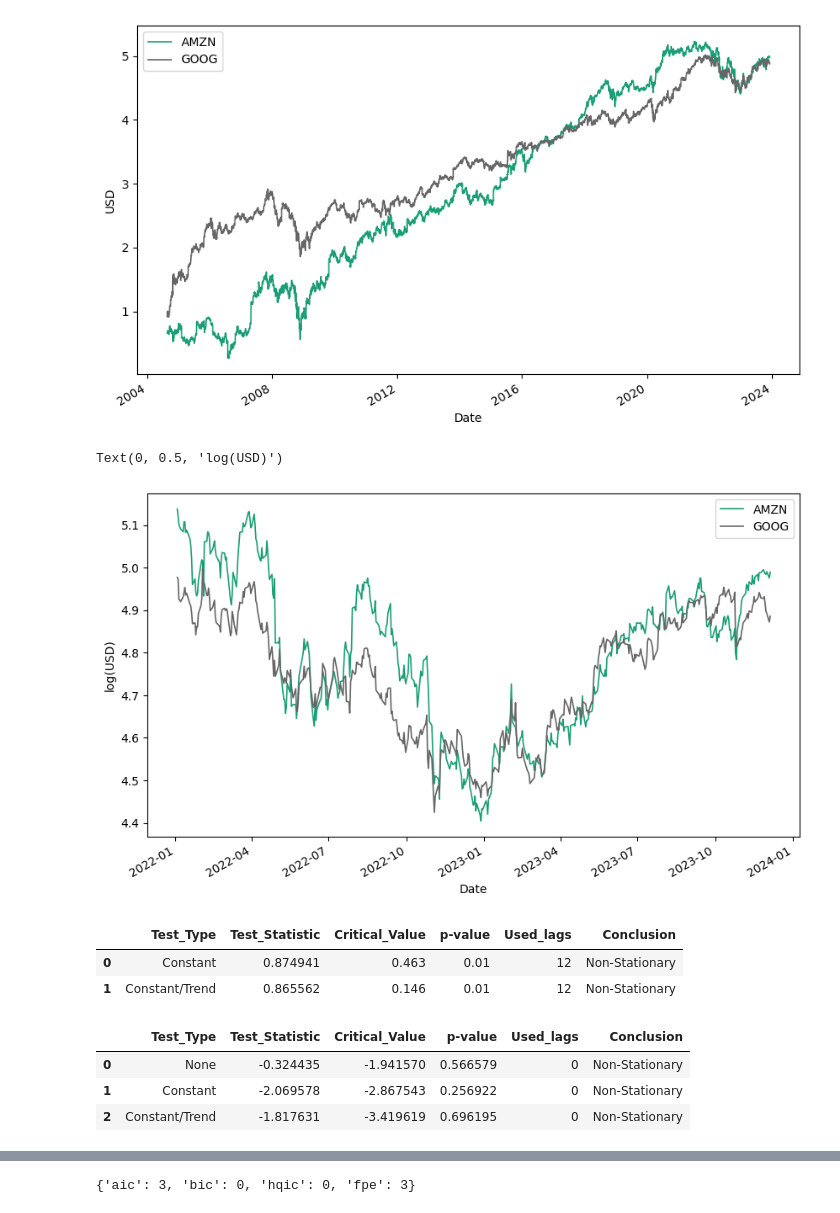
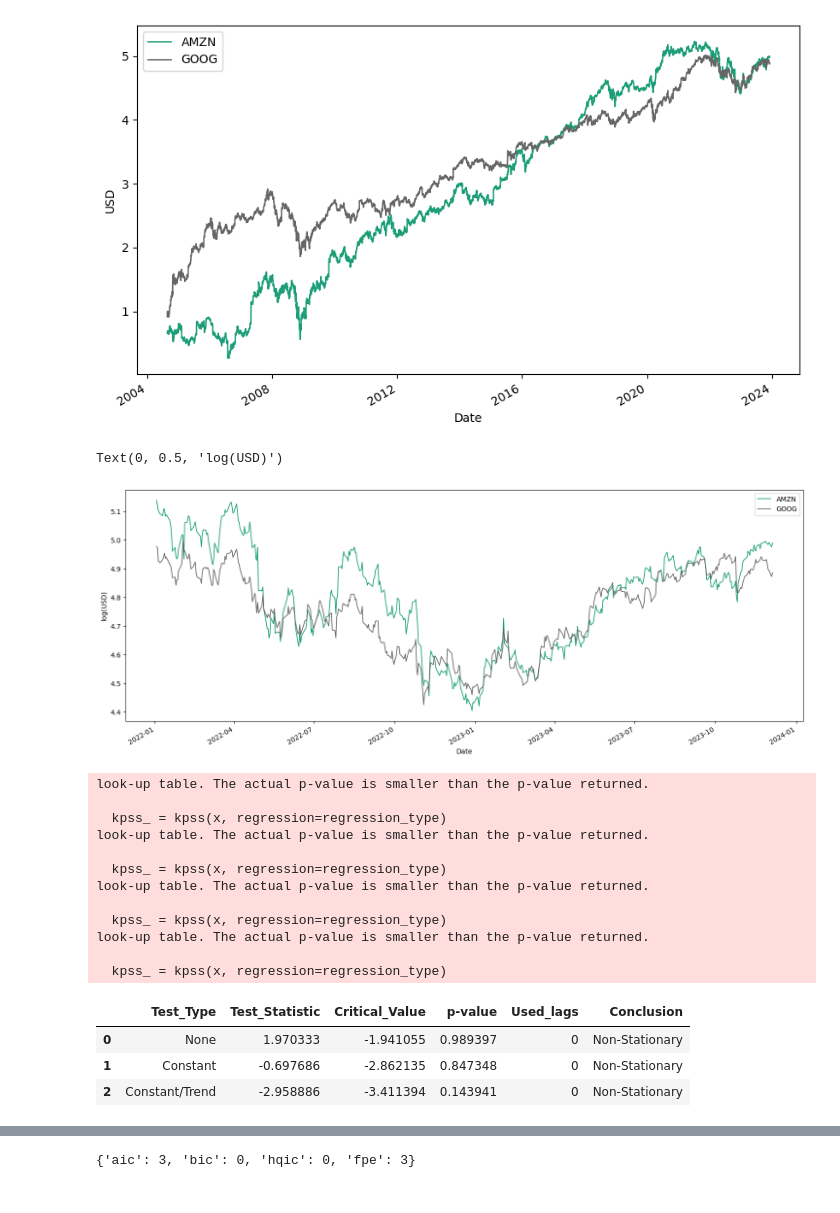
Before and after one commit to ViniNazato/Cointegration-PairTrading, a Jupyter notebook: VECM.ipynb, the cells around one changed output, grey strips where cells are left out. Drawn from its saved outputs; the diff is of its cells as text; code cells hidden in the pictures.

```diff
--- a/VECM.ipynb
+++ b/VECM.ipynb
@@ -42,33 +42,40 @@ plt.ylabel('USD')
 Text(0, 0.5, 'USD')
 [figure]
 # %%
-df_pair = df_pair['2022':]
+df_pair_insample = df_pair['2022':'2023']
+df_pair_outofsample = df_pair['2023':]
 
-df_pair.plot(figsize=(10,6),  linewidth=1.2, colormap= plt.cm.Dark2)
+df_pair_insample.plot(figsize=(18,7),  linewidth=1.2, colormap= plt.cm.Dark2)
 plt.ylabel('log(USD)')
 # %% [output]
 Text(0, 0.5, 'log(USD)')
-[figure, old version]
+[figure, new version]
 # %%
 ###### Check Stationarity ###########
 from utils import adf_test, kpss_test
 
-for i in df_pair.columns:
+for i in df_pair_insample.columns:
     adf = adf_test(df_pair['AMZN'])
     kpss = kpss_test(df_pair['GOOG'])
 
-kpss
+adf
 # %% [output]
+look-up table. The actual p-value is smaller than the p-value returned.
+
+  kpss_ = kpss(x, regression=regression_type)
+look-up table. The actual p-value is smaller than the p-value returned.
+
+  kpss_ = kpss(x, regression=regression_type)
+look-up table. The actual p-value is smaller than the p-value returned.
+
+  kpss_ = kpss(x, regression=regression_type)
+look-up table. The actual p-value is smaller than the p-value returned.
+
+  kpss_ = kpss(x, regression=regression_type)
 |  | Test_Type | Test_Statistic | Critical_Value | p-value | Used_lags | Conclusion |
-| 0 | Constant | 0.874941 | 0.463 | 0.01 | 12 | Non-Stationary |
-| 1 | Constant/Trend | 0.865562 | 0.146 | 0.01 | 12 | Non-Stationary |
+| 0 | None | 1.970333 | -1.941055 | 0.989397 | 0 | Non-Stationary |
+| 1 | Constant | -0.697686 | -2.862135 | 0.847348 | 0 | Non-Stationary |
+| 2 | Constant/Trend | -2.958886 | -3.411394 | 0.143941 | 0 | Non-Stationary |
-# %%
-adf
-# %% [output]
-|  | Test_Type | Test_Statistic | Critical_Value | p-value | Used_lags | Conclusion |
-| 0 | None | -0.324435 | -1.941570 | 0.566579 | 0 | Non-Stationary |
-| 1 | Constant | -2.069578 | -2.867543 | 0.256922 | 0 | Non-Stationary |
-| 2 | Constant/Trend | -1.817631 | -3.419619 | 0.696195 | 0 | Non-Stationary |
 # %%
 from utils import adf_test, kpss_test
 
```
Also changed, not shown: parts of 18 cells of this notebook, 4 other files.
